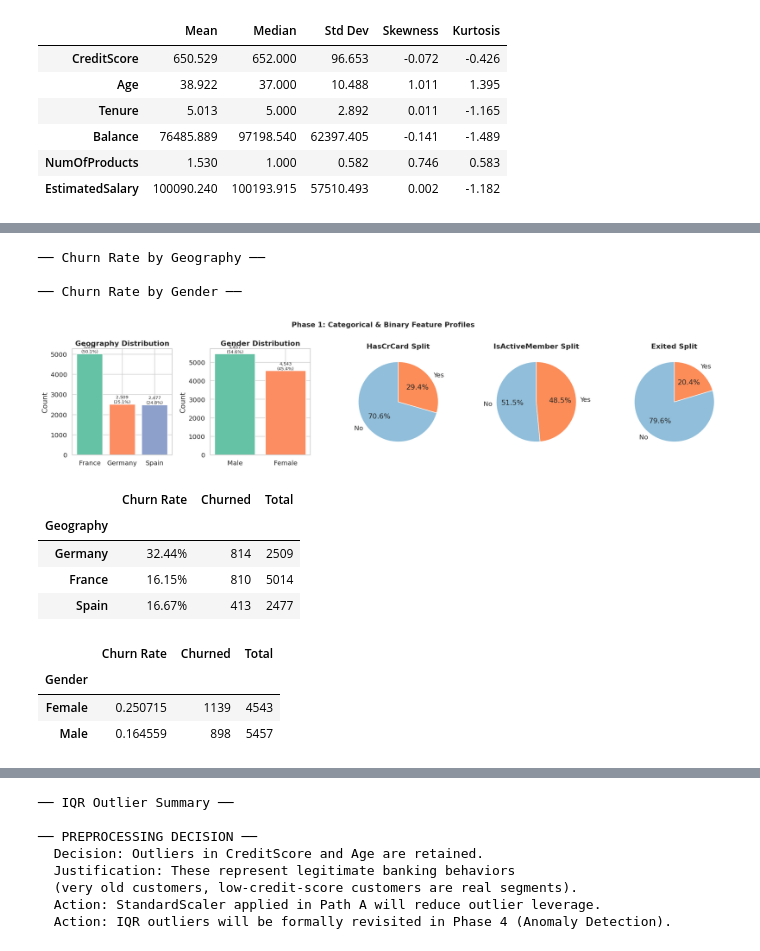
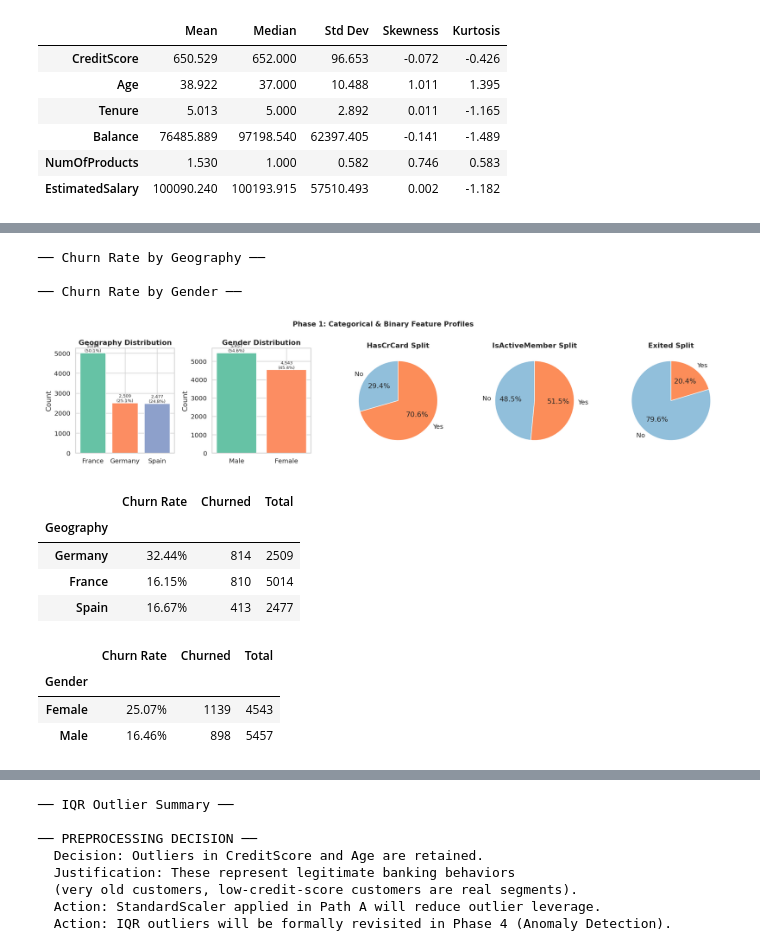
Before and after one commit to Kelompok4-PPTI20/data-mining, a Jupyter notebook: notebooks/notebook.ipynb, the cells around one changed output, grey strips where cells are left out. Cells and saved outputs as stored; diff of their text form; code cells hidden in the pictures.

Commit message:
feat: improve dashboard visual

```diff
--- a/notebooks/notebook.ipynb
+++ b/notebooks/notebook.ipynb
@@ -350,36 +371,41 @@ for i, col in enumerate(cat_cols):
     axes[i].set_ylabel('Count')
     for j, (idx, val) in enumerate(zip(counts.index, counts.values)):
         axes[i].text(j, val + 50, f'{val:,}\n({val/len(df)*100:.1f}%)',
                      ha='center', fontsize=8)
 
 # Binary
 for i, col in enumerate(binary_cols):
-    counts = df[col].value_counts()
+    # sort_index() forces 0/1 order so the ['No','Yes'] labels below map
+    # correctly. value_counts() alone orders by FREQUENCY, which silently
+    # swapped the labels for HasCrCard and IsActiveMember (majority class = 1).
+    counts = df[col].value_counts().sort_index()
     axes[i+2].pie(counts.values, labels=['No','Yes'], autopct='%1.1f%%',
                   colors=['#91bfdb','#fc8d59'], startangle=90)
     axes[i+2].set_title(f'{col} Split', fontweight='bold')
 
 plt.suptitle('Phase 1: Categorical & Binary Feature Profiles',
              fontsize=13, fontweight='bold')
 plt.tight_layout()
 
 plt.show()
 
 # Churn rate by Geography and Gender
 print("\n── Churn Rate by Geography ──")
 display(df.groupby('Geography')['Exited'].agg(['mean','sum','count'])
           .rename(columns={'mean':'Churn Rate','sum':'Churned','count':'Total'})
           .assign(**{'Churn Rate': lambda x: (x['Churn Rate']*100).round(2)
                      .astype(str) + '%'}).sort_values('Churned', ascending=False))
 
 print("\n── Churn Rate by Gender ──")
 display(df.groupby('Gender')['Exited'].agg(['mean','sum','count'])
-          .rename(columns={'mean':'Churn Rate','sum':'Churned','count':'Total'}))
+          .rename(columns={'mean':'Churn Rate','sum':'Churned','count':'Total'})
+          .assign(**{'Churn Rate': lambda x: (x['Churn Rate']*100).round(2)
+                     .astype(str) + '%'}).sort_values('Churned', ascending=False))
 # %% [output]
 ── Churn Rate by Geography ──
 
 ── Churn Rate by Gender ──
-[figure, old version]
+[figure, new version]
 |  | Churn Rate | Churned | Total |
 | Geography |  |  |  |
 | Germany | 32.44% | 814 | 2509 |
@@ -387,5 +413,5 @@ display(df.groupby('Gender')['Exited'].agg(['mean','sum','count'])
 | Spain | 16.67% | 413 | 2477 |
 |  | Churn Rate | Churned | Total |
 | Gender |  |  |  |
-| Female | 0.250715 | 1139 | 4543 |
-| Male | 0.164559 | 898 | 5457 |
+| Female | 25.07% | 1139 | 4543 |
+| Male | 16.46% | 898 | 5457 |
```
Also changed, not shown: parts of 20 cells of this notebook, 27 other files.
